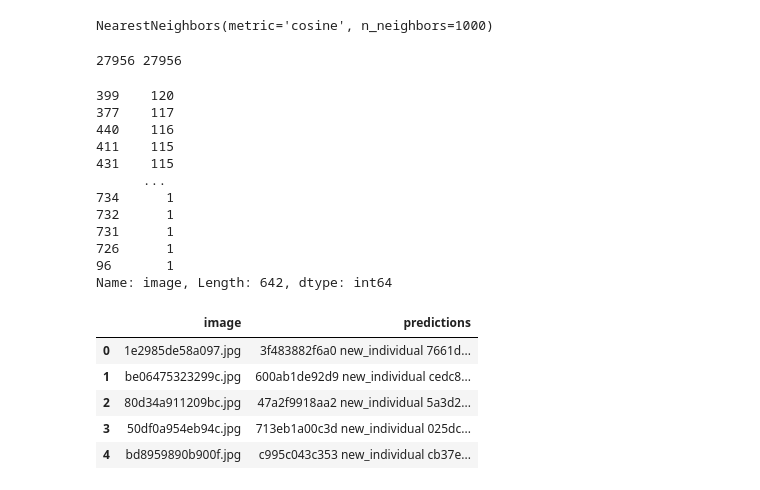
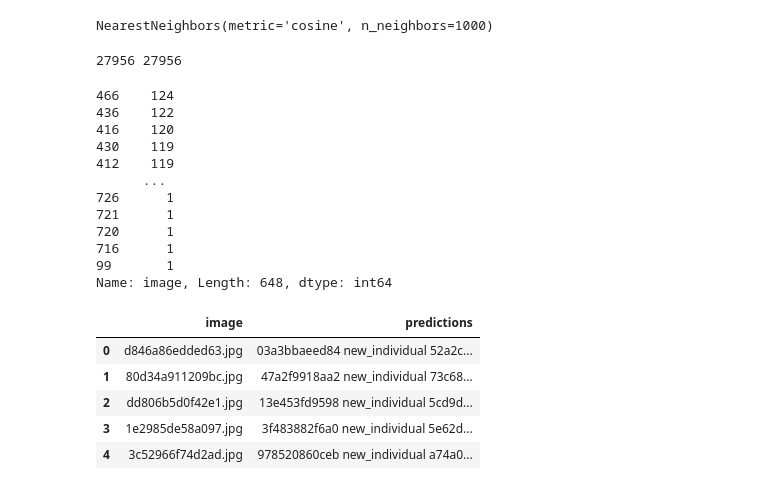
Before and after one commit to YDdreammaker/dl_whale_classification, a Jupyter notebook: happywhale-arcface-baseline-eff7-tpu-768-concat.ipynb, the cells around one changed output. Cells and saved outputs as stored; diff of their text form; code cells hidden in the pictures.

```diff
--- a/happywhale-arcface-baseline-eff7-tpu-768-concat.ipynb
+++ b/happywhale-arcface-baseline-eff7-tpu-768-concat.ipynb
@@ -950,7 +963,7 @@ Epoch 5/22
 #    embed_models.append((model.load_weights(f"/content/drive/Othercomputers/MyComputer/workspace/dl_whale_classification/experiments-0/20220310-073407/effnetv1_b5_loss_{i}.h5"),embed_model))
 # %%
 model,embed_model = get_model()
-model, embed_model = (model.load_weights(f"/content/drive/Othercomputers/MyComputer/workspace/dl_whale_classification/experiments-0/20220311-070524/effnetv1_b5_loss_0.h5"),embed_model)
+model, embed_model = (model.load_weights(f"/content/effnetv1_b7_loss_25.h5"),embed_model)
 # %% [markdown]
 # Evaluation
 # %%
@@ -1075,6 +1088,6 @@ train_embeddings = np.concatenate(train_embeddings)
 train_targets = np.concatenate(train_targets)
 # %%
 from sklearn.neighbors import NearestNeighbors
-neigh = NearestNeighbors(n_neighbors=config.KNN,metric='cosine')
+neigh = NearestNeighbors(n_neighbors=400,metric='cosine')
 neigh.fit(train_embeddings)
 # %% [output]
@@ -1154,7 +1167,7 @@ Name: image, Length: 573, dtype: int64
 ## Compute CV
 best_th = 0
 best_cv = 0
-for th in [0.4 + 0.1*x for x in range(7)]:
+for th in [0.5 + 0.05*x for x in range(12)]:
     all_preds = get_predictions(test_df,threshold=th)
     cv = 0
     for i,row in val_targets_df.iterrows():
@@ -1263,49 +1283,49 @@ test_df.to_csv('test_neighbors.csv')
 test_df.image.value_counts().value_counts()
 # %% [output]
 27956 27956
-399    120
-377    117
-440    116
-411    115
-431    115
+466    124
+436    122
+416    120
+430    119
+412    119
       ...
-734      1
-732      1
-731      1
 726      1
-96       1
-Name: image, Length: 642, dtype: int64
+721      1
+720      1
+716      1
+99       1
+Name: image, Length: 648, dtype: int64
 # %%
 sample_list = ['938b7e931166', '5bf17305f073', '7593d2aee842', '7362d7a01d00','956562ff2888']
 # %%
 predictions = {}
 for i,row in tqdm(test_df.iterrows()):
     if row.image in predictions:
         if len(predictions[row.image])==5:
             continue
         predictions[row.image].append(row.target)
     elif row.confidence>best_threshold_adjusted:#best_threshold_adjusted
         predictions[row.image] = [row.target,'new_individual']
     else:
         predictions[row.image] = ['new_individual',row.target]
 
 for x in tqdm(predictions):
     if len(predictions[x])<5:
         remaining = [y for y in sample_list if y not in predictions]
         predictions[x] = predictions[x]+remaining
         predictions[x] = predictions[x][:5]
     predictions[x] = ' '.join(predictions[x])
 
 predictions = pd.Series(predictions).reset_index()
 predictions.columns = ['image','predictions']
-predictions.to_csv('submission.csv',index=False)
+predictions.to_csv('submission_.csv',index=False)
 predictions.head()
 # %% [output]
 |  | image | predictions |
-| 0 | 1e2985de58a097.jpg | 3f483882f6a0 new_individual 7661d... |
-| 1 | be06475323299c.jpg | 600ab1de92d9 new_individual cedc8... |
-| 2 | 80d34a911209bc.jpg | 47a2f9918aa2 new_individual 5a3d2... |
-| 3 | 50df0a954eb94c.jpg | 713eb1a00c3d new_individual 025dc... |
-| 4 | bd8959890b900f.jpg | c995c043c353 new_individual cb37e... |
+| 0 | d846a86edded63.jpg | 03a3bbaeed84 new_individual 52a2c... |
+| 1 | 80d34a911209bc.jpg | 47a2f9918aa2 new_individual 73c68... |
+| 2 | dd806b5d0f42e1.jpg | 13e453fd9598 new_individual 5cd9d... |
+| 3 | 1e2985de58a097.jpg | 3f483882f6a0 new_individual 5e62d... |
+| 4 | 3c52966f74d2ad.jpg | 978520860ceb new_individual a74a0... |
 # %%
 print (test_df)
```
Also changed, not shown: parts of 13 cells of this notebook.
